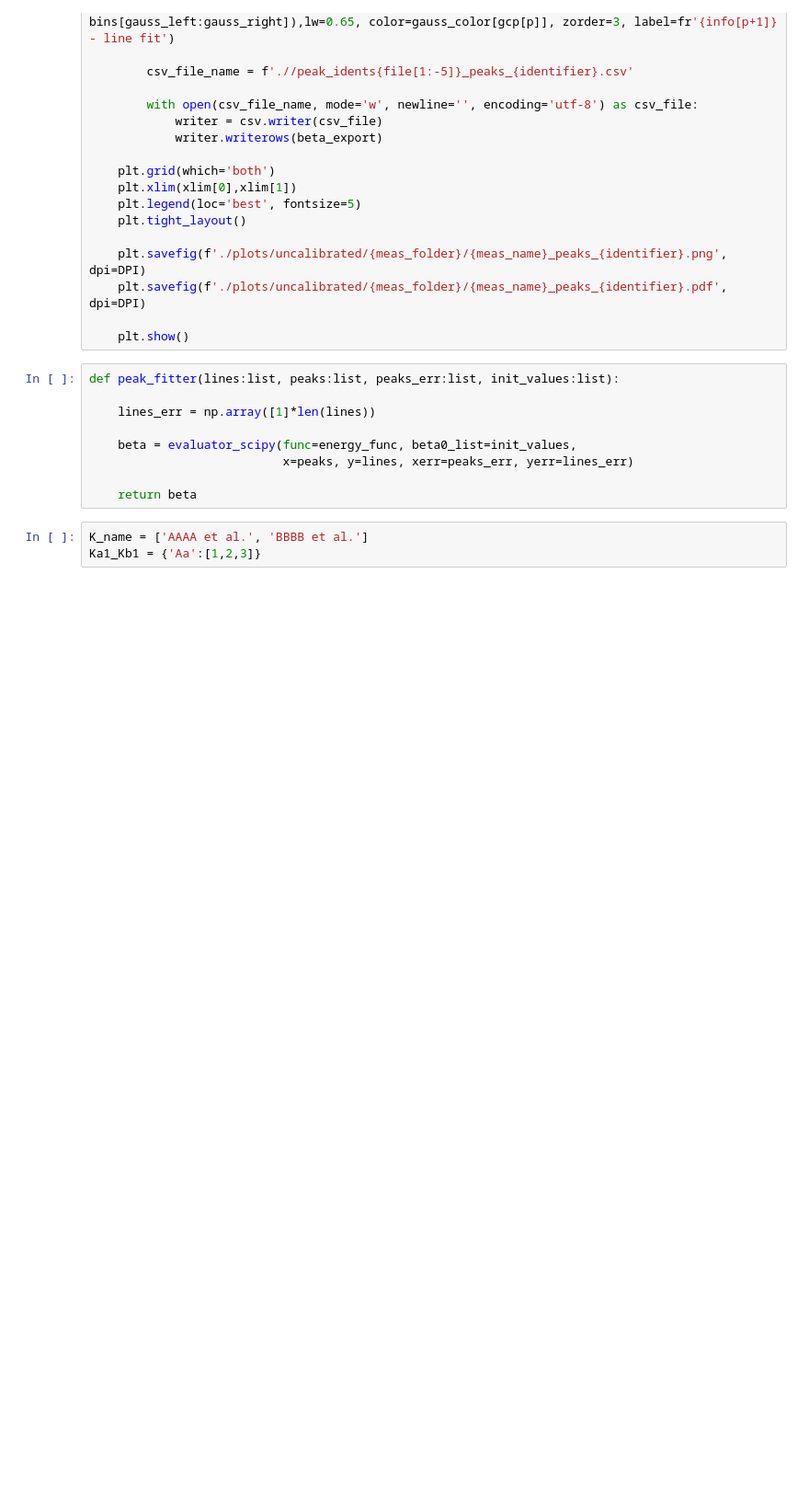
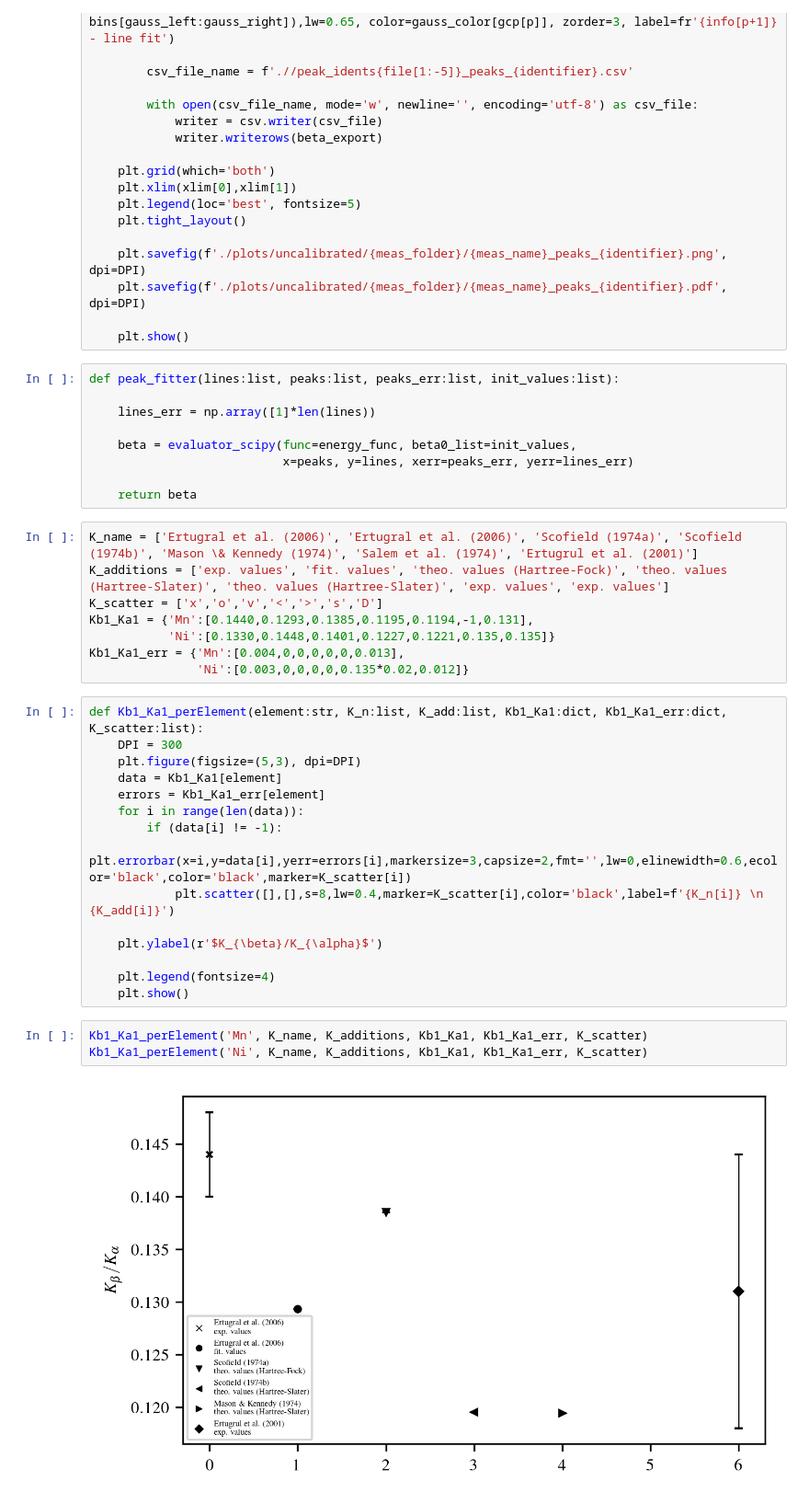
Before and after one commit to SirPhoenix007/IBA-Bonn, a Jupyter notebook: Study_2602_PIXEDetector/PIXE_Intensities.ipynb, the cells around one changed output. Shown at 92% size. Drawn from its saved outputs; the diff is of its cells as text; blank space fills up the shorter version.

Commit message:
first intensities and plots

```diff
--- a/Study_2602_PIXEDetector/PIXE_Intensities.ipynb
+++ b/Study_2602_PIXEDetector/PIXE_Intensities.ipynb
@@ -233,5 +233,30 @@ def peak_fitter(lines:list, peaks:list, peaks_err:list, init_values:list):
 
     return beta
 # %%
-K_name = ['AAAA et al.', 'BBBB et al.']
-Ka1_Kb1 = {'Aa':[1,2,3]}
+K_name = ['Ertugral et al. (2006)', 'Ertugral et al. (2006)', 'Scofield (1974a)', 'Scofield (1974b)', 'Mason \& Kennedy (1974)', 'Salem et al. (1974)', 'Ertugrul et al. (2001)']
+K_additions = ['exp. values', 'fit. values', 'theo. values (Hartree-Fock)', 'theo. values (Hartree-Slater)', 'theo. values (Hartree-Slater)', 'exp. values', 'exp. values']
+K_scatter = ['x','o','v','<','>','s','D']
+Kb1_Ka1 = {'Mn':[0.1440,0.1293,0.1385,0.1195,0.1194,-1,0.131],
+           'Ni':[0.1330,0.1448,0.1401,0.1227,0.1221,0.135,0.135]}
+Kb1_Ka1_err = {'Mn':[0.004,0,0,0,0,0,0.013],
+               'Ni':[0.003,0,0,0,0,0.135*0.02,0.012]}
+# %%
+def Kb1_Ka1_perElement(element:str, K_n:list, K_add:list, Kb1_Ka1:dict, Kb1_Ka1_err:dict, K_scatter:list):
+    DPI = 300
+    plt.figure(figsize=(5,3), dpi=DPI)
+    data = Kb1_Ka1[element]
+    errors = Kb1_Ka1_err[element]
+    for i in range(len(data)):
+        if (data[i] != -1):
+            plt.errorbar(x=i,y=data[i],yerr=errors[i],markersize=3,capsize=2,fmt='',lw=0,elinewidth=0.6,ecolor='black',color='black',marker=K_scatter[i])
+            plt.scatter([],[],s=8,lw=0.4,marker=K_scatter[i],color='black',label=f'{K_n[i]} \n {K_add[i]}')
+
+    plt.ylabel(r'$K_{\beta}/K_{\alpha}$')
+
+    plt.legend(fontsize=4)
+    plt.show()
+# %%
+Kb1_Ka1_perElement('Mn', K_name, K_additions, Kb1_Ka1, Kb1_Ka1_err, K_scatter)
+Kb1_Ka1_perElement('Ni', K_name, K_additions, Kb1_Ka1, Kb1_Ka1_err, K_scatter)
+# %% [output]
+[figure, added]
```
Also changed, not shown: parts of 2 cells of this notebook, 1 other file.
